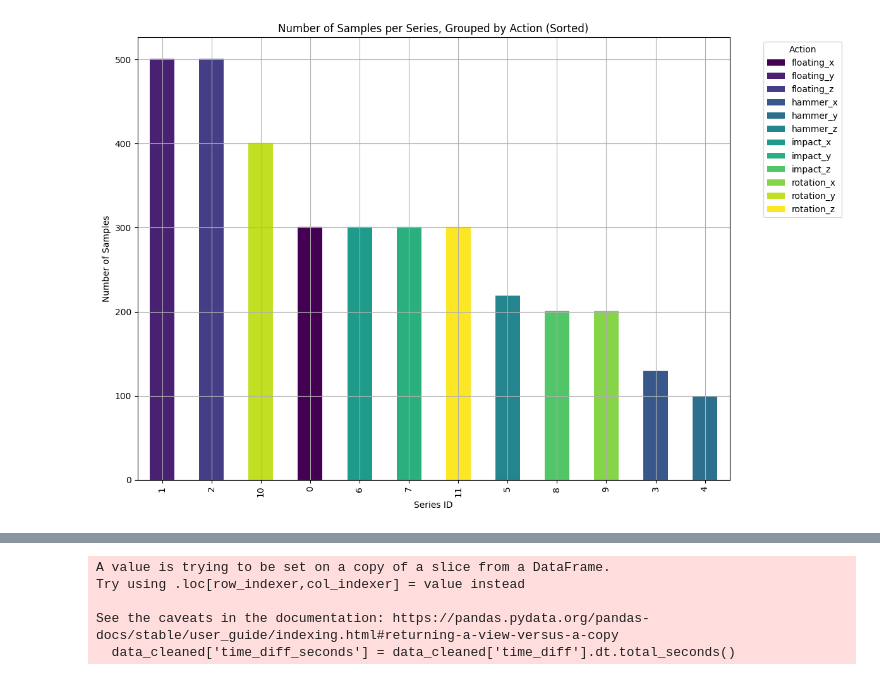
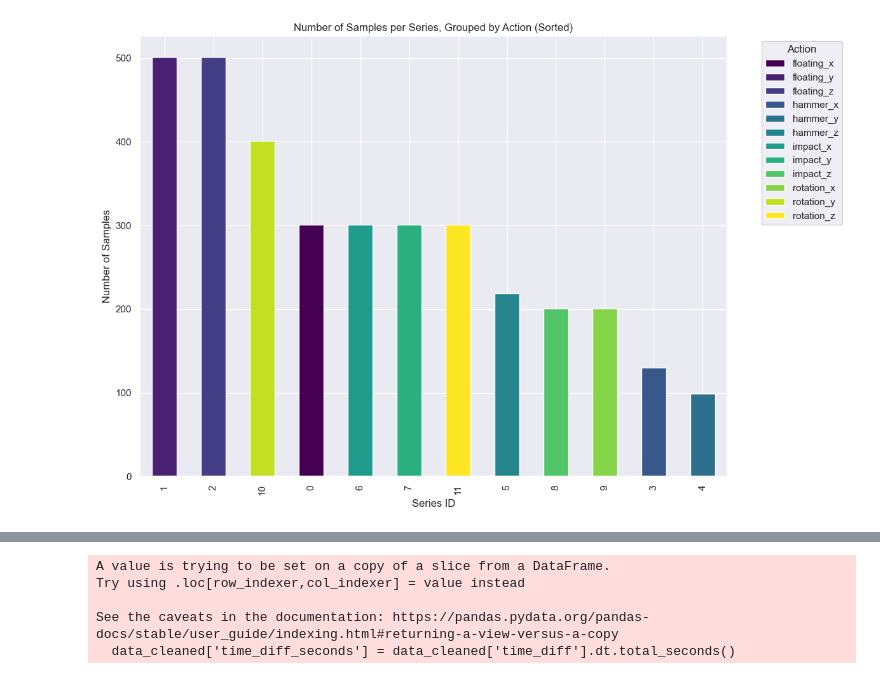
Before and after one commit to PeriniM/SmartApple-Thesis, a Jupyter notebook: data-analysis/actions_analysis.ipynb, the cells around one changed output, grey strips where cells are left out. Drawn from its saved outputs; the diff is of its cells as text; code cells hidden in the pictures.

```diff
--- a/data-analysis/actions_analysis.ipynb
+++ b/data-analysis/actions_analysis.ipynb
@@ -5,6 +5,8 @@ import pandas as pd
 import numpy as np
 import math
 from numpy.fft import fft, fftfreq
+from scipy import stats
+sns.set()
 # %%
 # Load the dataset
 file_path = "acquisitions/synthetic_test/processed/processed_all_actions.csv"
@@ -14,19 +37,20 @@ data = pd.read_csv(file_path)
 # %%
 # Grouping data by series_id and action
 grouped_data = data.groupby(['series_id', 'action']).size().unstack(fill_value=0)
 
 # Sorting the grouped data by the total number of samples in each series, from highest to lowest
 sorted_grouped_data = grouped_data.sum(axis=1).sort_values(ascending=False)
 sorted_grouped_data = grouped_data.loc[sorted_grouped_data.index]
 
 # Plotting the sorted histogram
 ax = sorted_grouped_data.plot(kind='bar', stacked=True, figsize=(12, 8), colormap='viridis')
 plt.title('Number of Samples per Series, Grouped by Action (Sorted)')
 plt.xlabel('Series ID')
 plt.ylabel('Number of Samples')
 plt.grid(True)
 plt.legend(title='Action', bbox_to_anchor=(1.05, 1), loc='upper left')
+ax.set_axisbelow(True)
 plt.tight_layout()
 plt.show()
 # %% [output]
-[figure, old version]
+[figure, new version]
```
Also changed, not shown: parts of 13 cells of this notebook, 1 other file.
